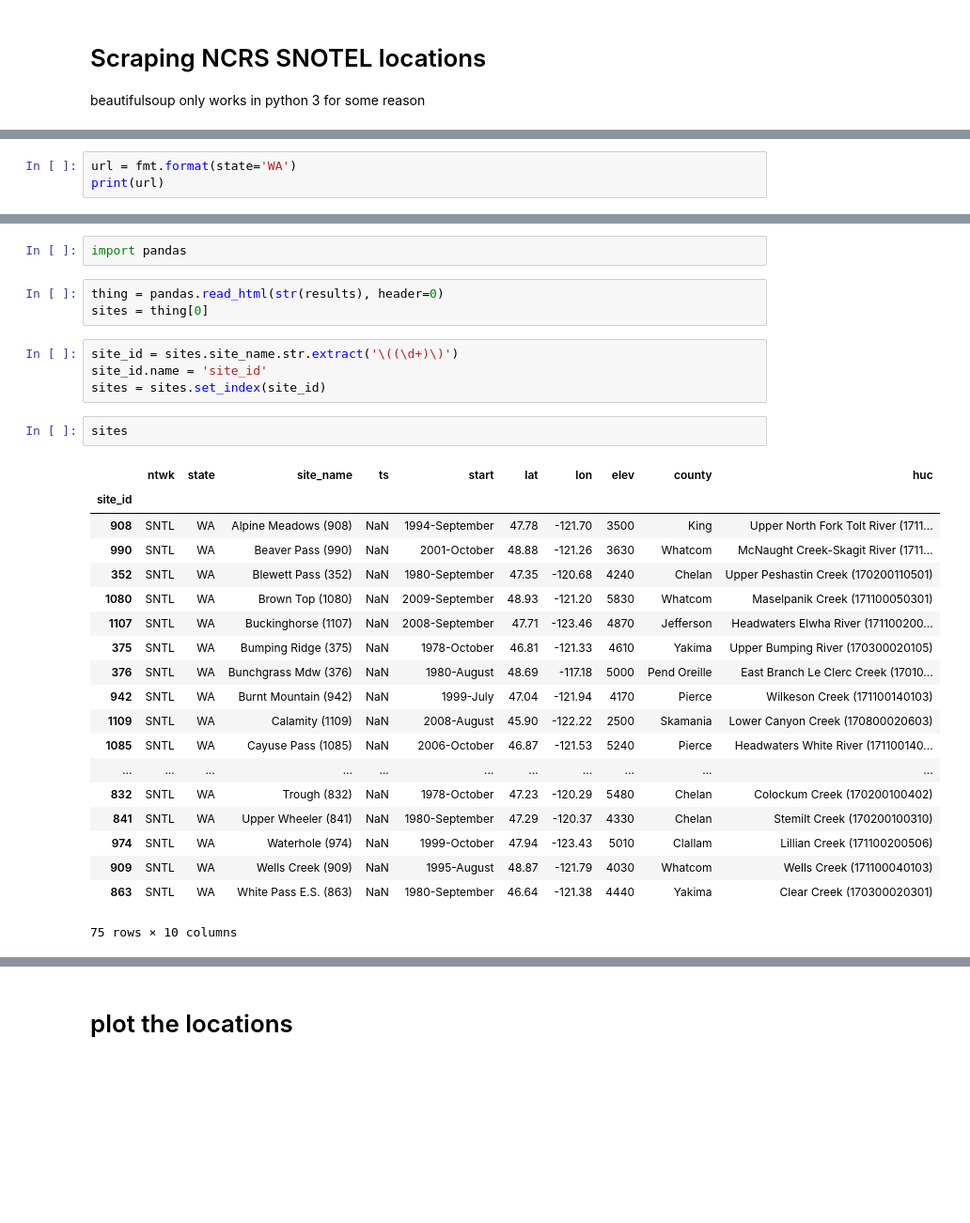
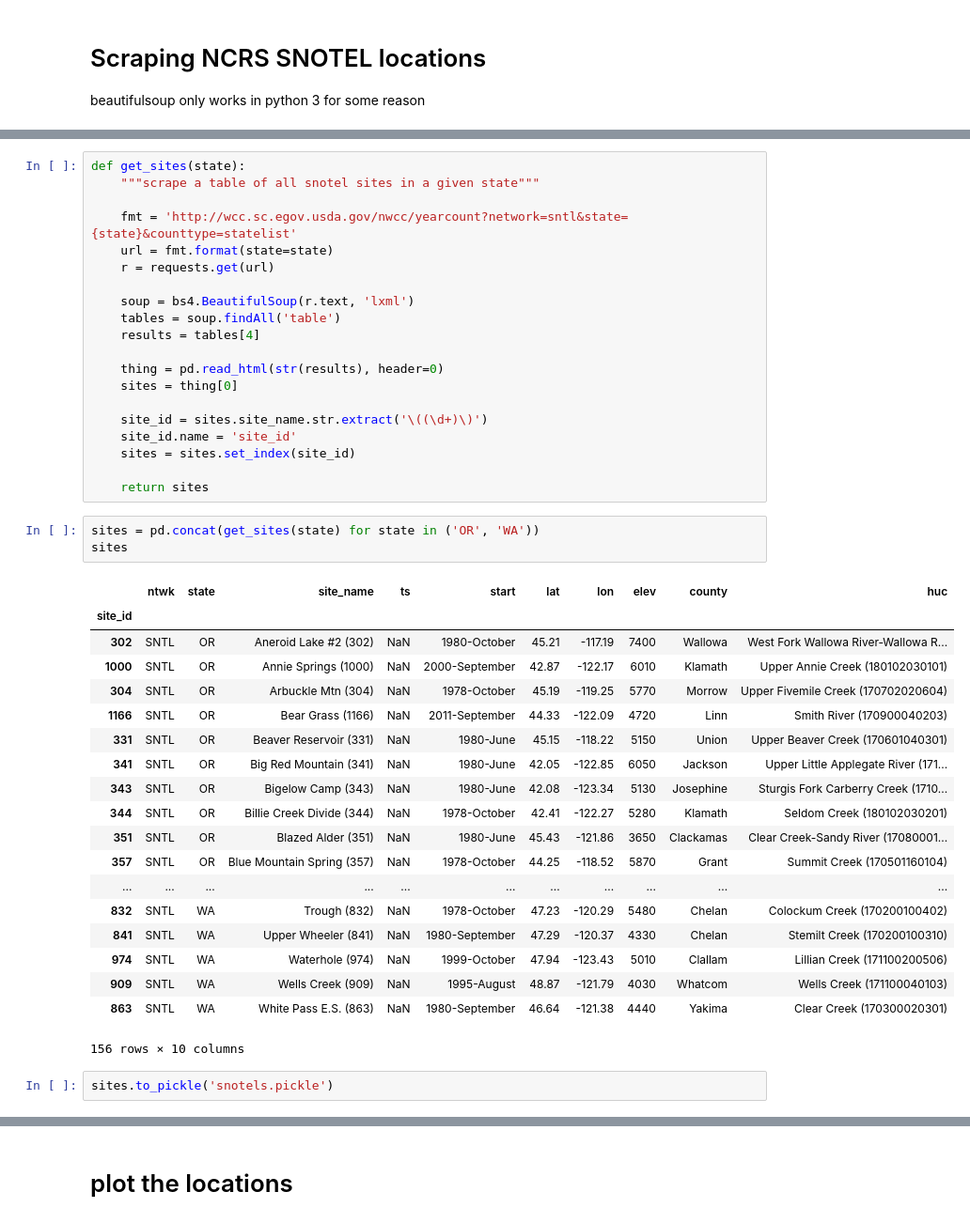
Before and after one commit to baldwint/snotelier, a Jupyter notebook: snotels.ipynb, the cells around one changed output, grey strips where cells are left out. Shown at 94% size. Drawn from its saved outputs; the diff is of its cells as text; blank space fills up the shorter version.

```diff
--- a/snotels.ipynb
+++ b/snotels.ipynb
@@ -7,3 +8,0 @@ fmt = 'http://wcc.sc.egov.usda.gov/nwcc/yearcount?network=sntl&state={state}&cou
-# %%
-url = fmt.format(state='WA')
-print(url)
@@ -22,31 +9,45 @@ results = tables[4]
-# %%
-import pandas
-# %%
-thing = pandas.read_html(str(results), header=0)
-sites = thing[0]
-# %%
-site_id = sites.site_name.str.extract('\((\d+)\)')
-site_id.name = 'site_id'
-sites = sites.set_index(site_id)
-# %%
-sites
-# %% [output]
-|  | ntwk | state | site_name | ts | start | lat | lon | elev | county | huc |
-| site_id |  |  |  |  |  |  |  |  |  |  |
-| 908 | SNTL | WA | Alpine Meadows (908) | NaN | 1994-September | 47.78 | -121.70 | 3500 | King | Upper North Fork Tolt River (1711... |
-| 990 | SNTL | WA | Beaver Pass (990) | NaN | 2001-October | 48.88 | -121.26 | 3630 | Whatcom | McNaught Creek-Skagit River (1711... |
-| 352 | SNTL | WA | Blewett Pass (352) | NaN | 1980-September | 47.35 | -120.68 | 4240 | Chelan | Upper Peshastin Creek (170200110501) |
-| 1080 | SNTL | WA | Brown Top (1080) | NaN | 2009-September | 48.93 | -121.20 | 5830 | Whatcom | Maselpanik Creek (171100050301) |
-| 1107 | SNTL | WA | Buckinghorse (1107) | NaN | 2008-September | 47.71 | -123.46 | 4870 | Jefferson | Headwaters Elwha River (171100200... |
-| 375 | SNTL | WA | Bumping Ridge (375) | NaN | 1978-October | 46.81 | -121.33 | 4610 | Yakima | Upper Bumping River (170300020105) |
-| 376 | SNTL | WA | Bunchgrass Mdw (376) | NaN | 1980-August | 48.69 | -117.18 | 5000 | Pend Oreille | East Branch Le Clerc Creek (17010... |
-| 942 | SNTL | WA | Burnt Mountain (942) | NaN | 1999-July | 47.04 | -121.94 | 4170 | Pierce | Wilkeson Creek (171100140103) |
-| 1109 | SNTL | WA | Calamity (1109) | NaN | 2008-August | 45.90 | -122.22 | 2500 | Skamania | Lower Canyon Creek (170800020603) |
-| 1085 | SNTL | WA | Cayuse Pass (1085) | NaN | 2006-October | 46.87 | -121.53 | 5240 | Pierce | Headwaters White River (171100140... |
-| ... | ... | ... | ... | ... | ... | ... | ... | ... | ... | ... |
-| 832 | SNTL | WA | Trough (832) | NaN | 1978-October | 47.23 | -120.29 | 5480 | Chelan | Colockum Creek (170200100402) |
-| 841 | SNTL | WA | Upper Wheeler (841) | NaN | 1980-September | 47.29 | -120.37 | 4330 | Chelan | Stemilt Creek (170200100310) |
-| 974 | SNTL | WA | Waterhole (974) | NaN | 1999-October | 47.94 | -123.43 | 5010 | Clallam | Lillian Creek (171100200506) |
-| 909 | SNTL | WA | Wells Creek (909) | NaN | 1995-August | 48.87 | -121.79 | 4030 | Whatcom | Wells Creek (171100040103) |
-| 863 | SNTL | WA | White Pass E.S. (863) | NaN | 1980-September | 46.64 | -121.38 | 4440 | Yakima | Clear Creek (170300020301) |
-75 rows × 10 columns
+# %%
+def get_sites(state):
+    """scrape a table of all snotel sites in a given state"""
+
+    fmt = 'http://wcc.sc.egov.usda.gov/nwcc/yearcount?network=sntl&state={state}&counttype=statelist'
+    url = fmt.format(state=state)
+    r = requests.get(url)
+
+    soup = bs4.BeautifulSoup(r.text, 'lxml')
+    tables = soup.findAll('table')
+    results = tables[4]
+
+    thing = pd.read_html(str(results), header=0)
+    sites = thing[0]
+
+    site_id = sites.site_name.str.extract('\((\d+)\)')
+    site_id.name = 'site_id'
+    sites = sites.set_index(site_id)
+
+    return sites
+# %%
+sites = pd.concat(get_sites(state) for state in ('OR', 'WA'))
+sites
+# %% [output]
+|  | ntwk | state | site_name | ts | start | lat | lon | elev | county | huc |
+| site_id |  |  |  |  |  |  |  |  |  |  |
+| 302 | SNTL | OR | Aneroid Lake #2 (302) | NaN | 1980-October | 45.21 | -117.19 | 7400 | Wallowa | West Fork Wallowa River-Wallowa R... |
+| 1000 | SNTL | OR | Annie Springs (1000) | NaN | 2000-September | 42.87 | -122.17 | 6010 | Klamath | Upper Annie Creek (180102030101) |
+| 304 | SNTL | OR | Arbuckle Mtn (304) | NaN | 1978-October | 45.19 | -119.25 | 5770 | Morrow | Upper Fivemile Creek (170702020604) |
+| 1166 | SNTL | OR | Bear Grass (1166) | NaN | 2011-September | 44.33 | -122.09 | 4720 | Linn | Smith River (170900040203) |
+| 331 | SNTL | OR | Beaver Reservoir (331) | NaN | 1980-June | 45.15 | -118.22 | 5150 | Union | Upper Beaver Creek (170601040301) |
+| 341 | SNTL | OR | Big Red Mountain (341) | NaN | 1980-June | 42.05 | -122.85 | 6050 | Jackson | Upper Little Applegate River (171... |
+| 343 | SNTL | OR | Bigelow Camp (343) | NaN | 1980-June | 42.08 | -123.34 | 5130 | Josephine | Sturgis Fork Carberry Creek (1710... |
+| 344 | SNTL | OR | Billie Creek Divide (344) | NaN | 1978-October | 42.41 | -122.27 | 5280 | Klamath | Seldom Creek (180102030201) |
+| 351 | SNTL | OR | Blazed Alder (351) | NaN | 1980-June | 45.43 | -121.86 | 3650 | Clackamas | Clear Creek-Sandy River (17080001... |
+| 357 | SNTL | OR | Blue Mountain Spring (357) | NaN | 1978-October | 44.25 | -118.52 | 5870 | Grant | Summit Creek (170501160104) |
+| ... | ... | ... | ... | ... | ... | ... | ... | ... | ... | ... |
+| 832 | SNTL | WA | Trough (832) | NaN | 1978-October | 47.23 | -120.29 | 5480 | Chelan | Colockum Creek (170200100402) |
+| 841 | SNTL | WA | Upper Wheeler (841) | NaN | 1980-September | 47.29 | -120.37 | 4330 | Chelan | Stemilt Creek (170200100310) |
+| 974 | SNTL | WA | Waterhole (974) | NaN | 1999-October | 47.94 | -123.43 | 5010 | Clallam | Lillian Creek (171100200506) |
+| 909 | SNTL | WA | Wells Creek (909) | NaN | 1995-August | 48.87 | -121.79 | 4030 | Whatcom | Wells Creek (171100040103) |
+| 863 | SNTL | WA | White Pass E.S. (863) | NaN | 1980-September | 46.64 | -121.38 | 4440 | Yakima | Clear Creek (170300020301) |
+156 rows × 10 columns
+# %%
+sites.to_pickle('snotels.pickle')
```
Also changed, not shown: parts of 10 cells of this notebook, 1 other file.
